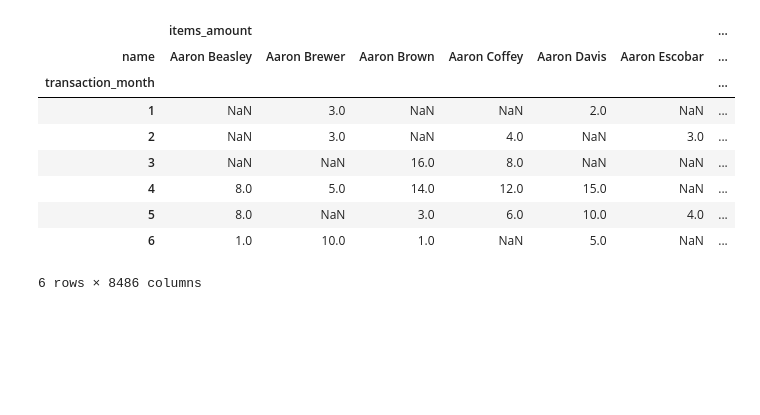
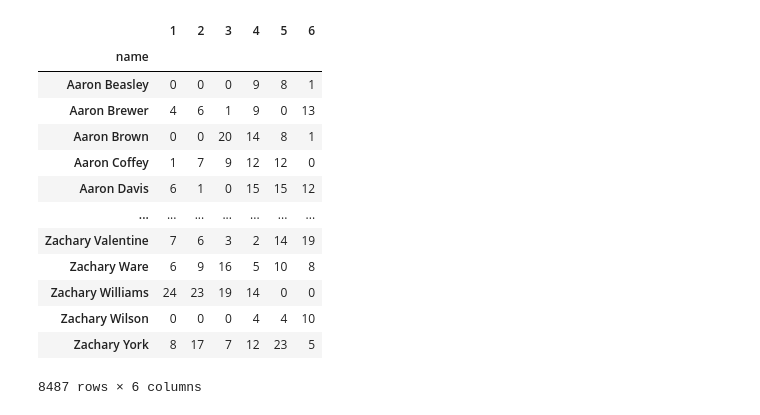
Before and after one commit to camvictori/itmgt25.03-assignments, a Jupyter notebook: AdHoc-Analysis/adhoc.ipynb, the cells around one changed output. Saved outputs shown, nothing was run; the diff lists cells and outputs as text; code cells hidden in the pictures; blank space fills up the shorter version.

```diff
--- a/AdHoc-Analysis/adhoc.ipynb
+++ b/AdHoc-Analysis/adhoc.ipynb
@@ -2,6 +2,7 @@
 import json
 import numpy as np
 import pandas as pd
+import matplotlib.pyplot as plt
 
 data = './transaction-data-adhoc-analysis.json'
 df = pd.read_json(data)
@@ -23,8 +24,13 @@ items = new_df['transaction_items'].str.split(pat = ',', expand = True)
 new_df.insert(loc = 1, column = 'brand_name', value = items[0])
 new_df.insert(loc = 2, column = 'item_name', value = items[1])
 
-new_df = new_df[["name","item_name","transaction_value","items_amount","transaction_month"]]
+#extract year from birthdate
+new_df['birth_day'] = pd.DatetimeIndex(new_df['birthdate']).day
+new_df['birth_month'] = pd.to_datetime(new_df['birthdate']).dt.month
 
-new_df.head()
+
+new_df = new_df[["name","sex","birthdate","birth_day","birth_month","item_name","transaction_value","items_amount","transaction_month"]]
+
+new_df
 #here we were able to extract the month from the transaction date, each item, and the amount of items
 # %% [output]
@@ -91,0 +50,18 @@ df2
+# %%
+# assign price values
+
+def item(x):
+
+    prices = {"Beef Chicharon":1299,
+              "Kimchi and Seaweed":799,
+              "Gummy Worms":150,
+              "Orange Beans":199,
+              "Nutrional Milk":1990,
+              "Yummy Vegetables":500,
+              "Gummy Vitamins":1500,
+             }
+    return(prices[x])
+
+new_df['item_price'] = new_df['item_name'].apply(item)
+
+new_df
@@ -91,0 +82,6 @@ df2
+# %%
+# add total of each item transaction
+
+new_df['total'] = new_df['items_amount'] * new_df['item_price']
+
+new_df
@@ -119,18 +562,27 @@ monthly_breakdown
 # %%
-customer_data = pd.pivot_table(data=df2,
-                       index=['transaction_month'],
-                       columns=['name'],
+customer_data = pd.pivot_table(data=new_df,
+                       index=['name'],
+                       columns=['transaction_month'],
                        values=['items_amount'],
                        aggfunc='sum')
+
+customer_data = customer_data.fillna(0)
+customer_data.columns = ['1','2','3','4','5','6']
+customer_data= customer_data.astype(int)
+
 customer_data
 # %% [output]
-|  | items_amount |  |  |  |  |  | ... |
-| name | Aaron Beasley | Aaron Brewer | Aaron Brown | Aaron Coffey | Aaron Davis | Aaron Escobar | ... |
-| transaction_month |  |  |  |  |  |  | ... |
-| 1 | NaN | 3.0 | NaN | NaN | 2.0 | NaN | ... |
-| 2 | NaN | 3.0 | NaN | 4.0 | NaN | 3.0 | ... |
-| 3 | NaN | NaN | 16.0 | 8.0 | NaN | NaN | ... |
-| 4 | 8.0 | 5.0 | 14.0 | 12.0 | 15.0 | NaN | ... |
-| 5 | 8.0 | NaN | 3.0 | 6.0 | 10.0 | 4.0 | ... |
-| 6 | 1.0 | 10.0 | 1.0 | NaN | 5.0 | NaN | ... |
+|  | 1 | 2 | 3 | 4 | 5 | 6 |
+| name |  |  |  |  |  |  |
+| Aaron Beasley | 0 | 0 | 0 | 9 | 8 | 1 |
+| Aaron Brewer | 4 | 6 | 1 | 9 | 0 | 13 |
+| Aaron Brown | 0 | 0 | 20 | 14 | 8 | 1 |
+| Aaron Coffey | 1 | 7 | 9 | 12 | 12 | 0 |
+| Aaron Davis | 6 | 1 | 0 | 15 | 15 | 12 |
+| ... | ... | ... | ... | ... | ... | ... |
+| Zachary Valentine | 7 | 6 | 3 | 2 | 14 | 19 |
+| Zachary Ware | 6 | 9 | 16 | 5 | 10 | 8 |
+| Zachary Williams | 24 | 23 | 19 | 14 | 0 | 0 |
+| Zachary Wilson | 0 | 0 | 0 | 4 | 4 | 10 |
+| Zachary York | 8 | 17 | 7 | 12 | 23 | 5 |
-6 rows × 8486 columns
+8487 rows × 6 columns
```
Also changed, not shown: parts of 25 cells of this notebook.
